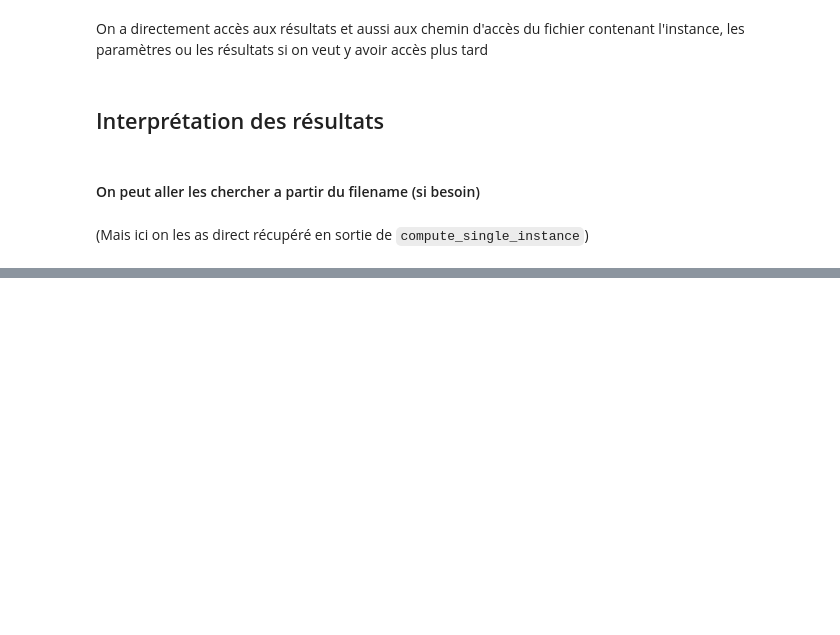
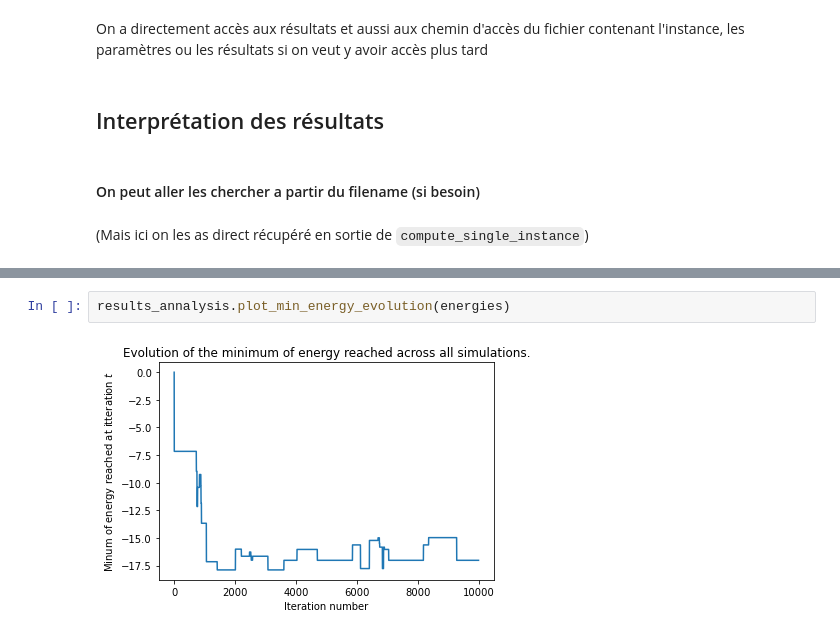
Before and after one commit to NESRINE202/SB_Algorithm_applications, a Jupyter notebook: example_notebook.ipynb, the cells around one changed output, grey strips where cells are left out. Saved outputs shown, nothing was run; the diff lists cells and outputs as text; blank space fills up the shorter version.

```diff
--- a/example_notebook.ipynb
+++ b/example_notebook.ipynb
@@ -41,0 +42,4 @@ results_annalysis.plot_energies_hist(energies)
+# %%
+results_annalysis.plot_min_energy_evolution(energies)
+# %% [output]
+[figure, added]
```
Also changed, not shown: parts of 4 cells of this notebook, 2 other files.
